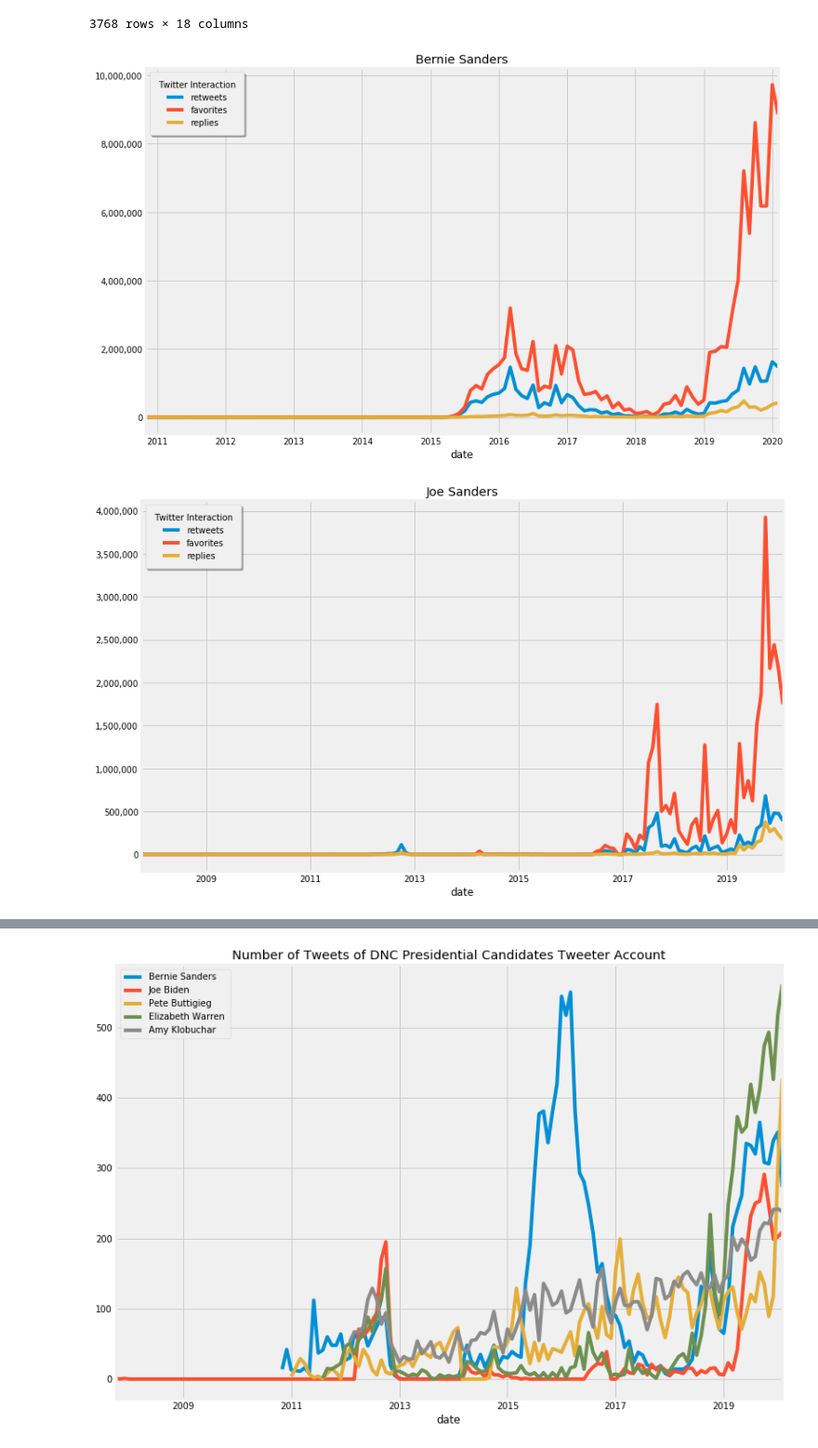
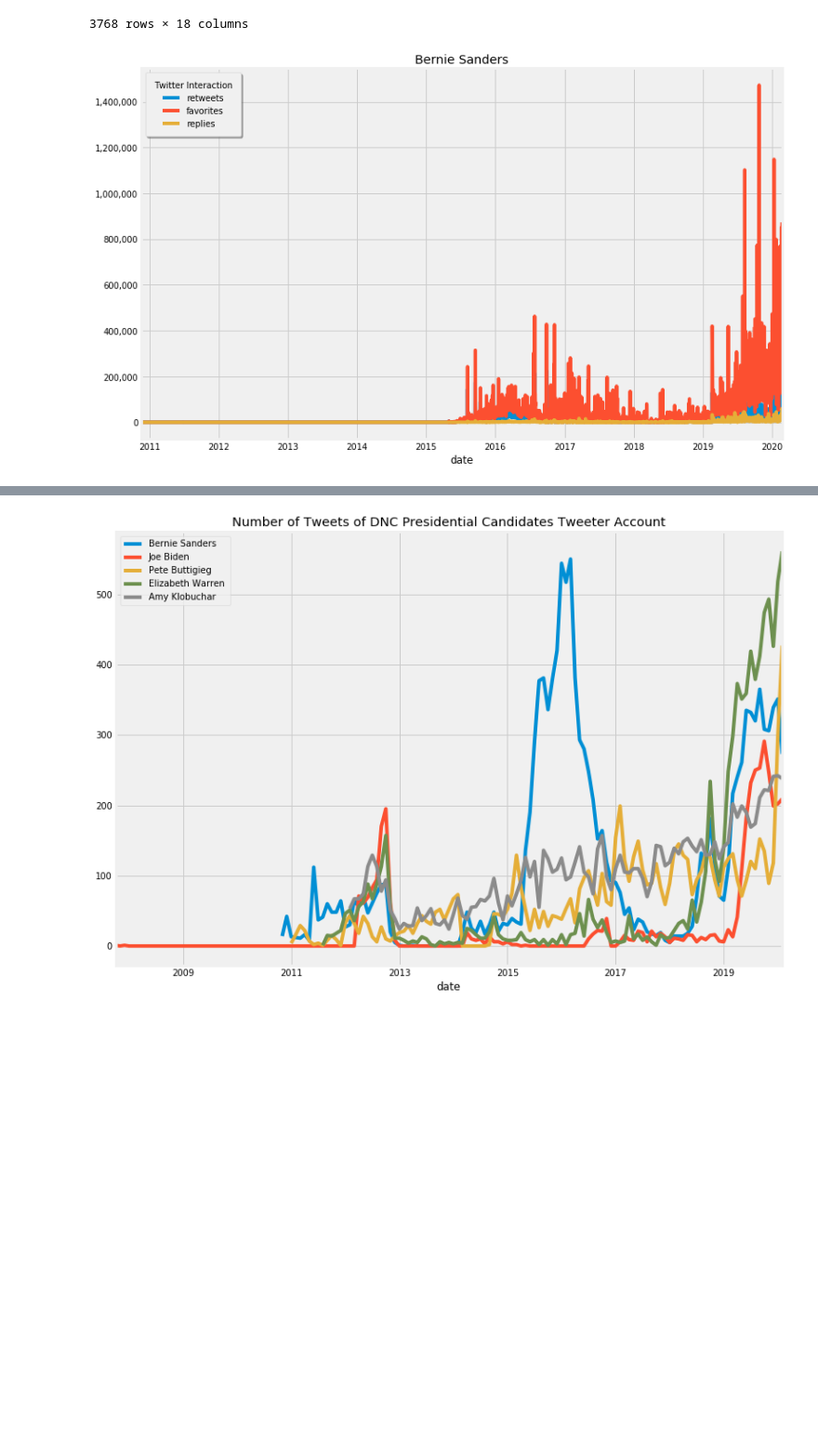
Before and after one commit to nomadtomas/sentweetment_analysizer, a Jupyter notebook: dnc_race.ipynb, the cells around one changed output, grey strips where cells are left out. Shown at 93% size. Saved outputs shown, nothing was run; the diff lists cells and outputs as text; code cells hidden in the pictures; blank space fills up the shorter version.

```diff
--- a/dnc_race.ipynb
+++ b/dnc_race.ipynb
@@ -283,7 +291,8 @@ bernie_sentiment[bernie_sentiment.index >= bern_ann]
 3768 rows × 18 columns
 # %%
 def retweet_fav_reply_plot(df, title, rate='M', asof=None, figsize=(12,8)):
-    df= bernie_sentiment[bernie_sentiment.index > bern_ann]
+    if asof is not None:
+        df = df[df.index > (asof - timedelta(days=7))]
 
     fig, ax = plt.subplots(figsize=figsize)
     df.resample(rate)[['retweets', 'favorites', 'replies']].sum().plot(ax=ax)
@@ -298,11 +307,10 @@ pete_ann= pd.to_datetime('1/23/2019')
 warren_ann= pd.to_datetime('12/31/2018')
 amy_ann= pd.to_datetime('2/10/2019')
 # %%
-retweet_fav_reply_plot(bernie_sentiment, 'Bernie Sanders')
+retweet_fav_reply_plot2(bernie_sentiment, 'Bernie Sanders', rate='D', asof=bern_ann)
 retweet_fav_reply_plot(joe_sentiment, 'Joe Biden')
 retweet_fav_reply_plot(pete_sentiment, 'Pete Buttigieg')
 retweet_fav_reply_plot(warren_sentiment, 'Elizabeth Warren')
 retweet_fav_reply_plot(amy_sentiment, 'Amy Klobuchar')
 # %% [output]
-[figure, old version]
+[figure, new version]
-[figure, removed]
```
Also changed, not shown: parts of 5 cells of this notebook.
